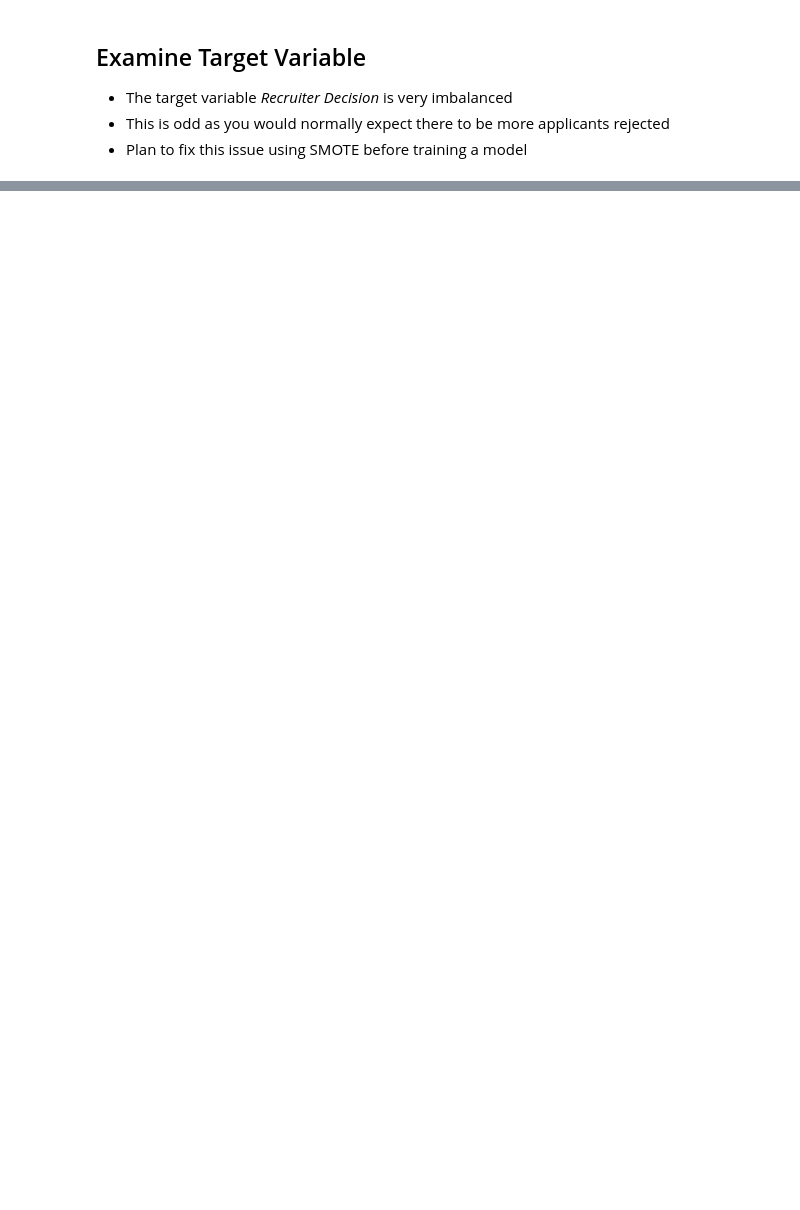
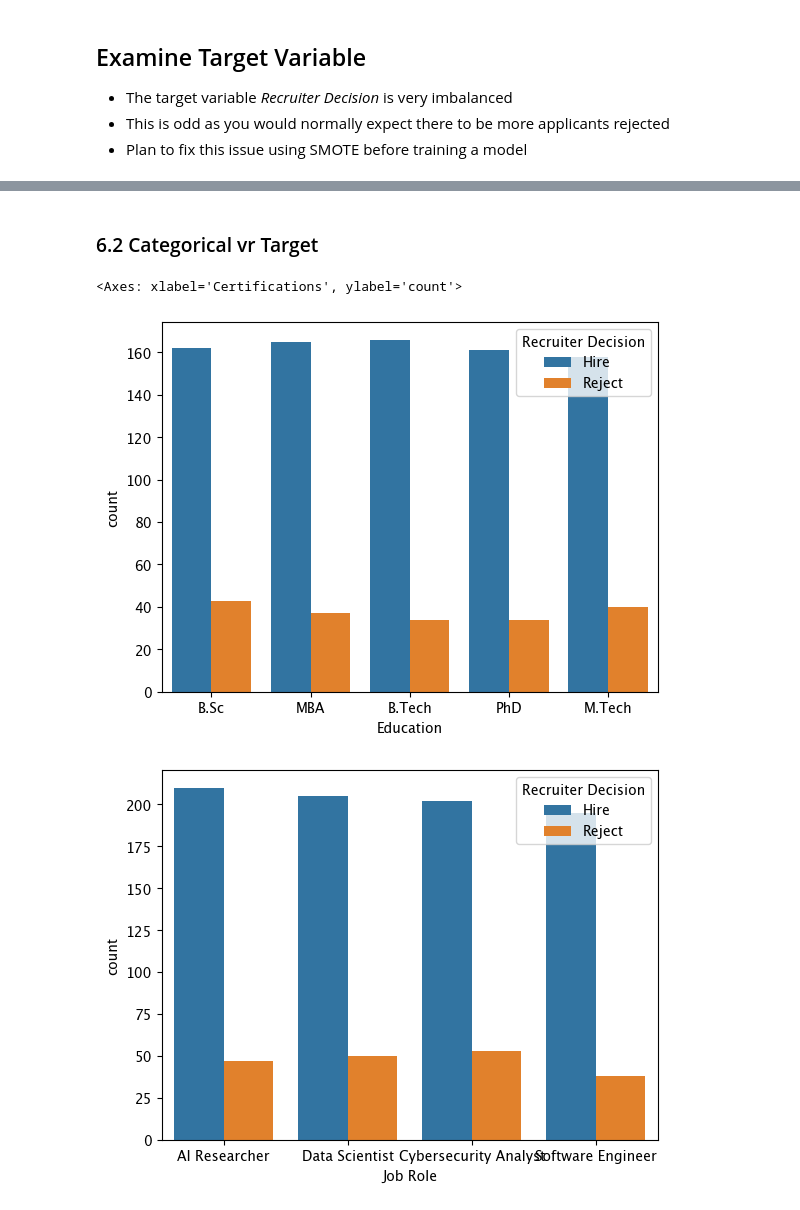
Before and after one commit to ehagye/ResumeRanker, a Jupyter notebook: notebooks/01_eda.ipynb, the cells around one changed output, grey strips where cells are left out. Saved outputs shown, nothing was run; the diff lists cells and outputs as text; code cells hidden in the pictures; blank space fills up the shorter version.

```diff
--- a/notebooks/01_eda.ipynb
+++ b/notebooks/01_eda.ipynb
@@ -98,0 +207,16 @@ sns.countplot(x='Recruiter Decision', data=df).set(title="Target Variable Distri
+# %% [markdown]
+### 6.2 Categorical vr Target
+# %%
+
+plt.figure()
+sns.countplot(x='Education', hue='Recruiter Decision', data=df)
+
+plt.figure()
+sns.countplot(x='Job Role', hue='Recruiter Decision', data=df)
+
+plt.figure()
+sns.countplot(x='Certifications', hue='Recruiter Decision', data=df)
+# %% [output]
+<Axes: xlabel='Certifications', ylabel='count'>
+[figure, added]
+[figure, added]
```
Also changed, not shown: parts of 9 cells of this notebook.
